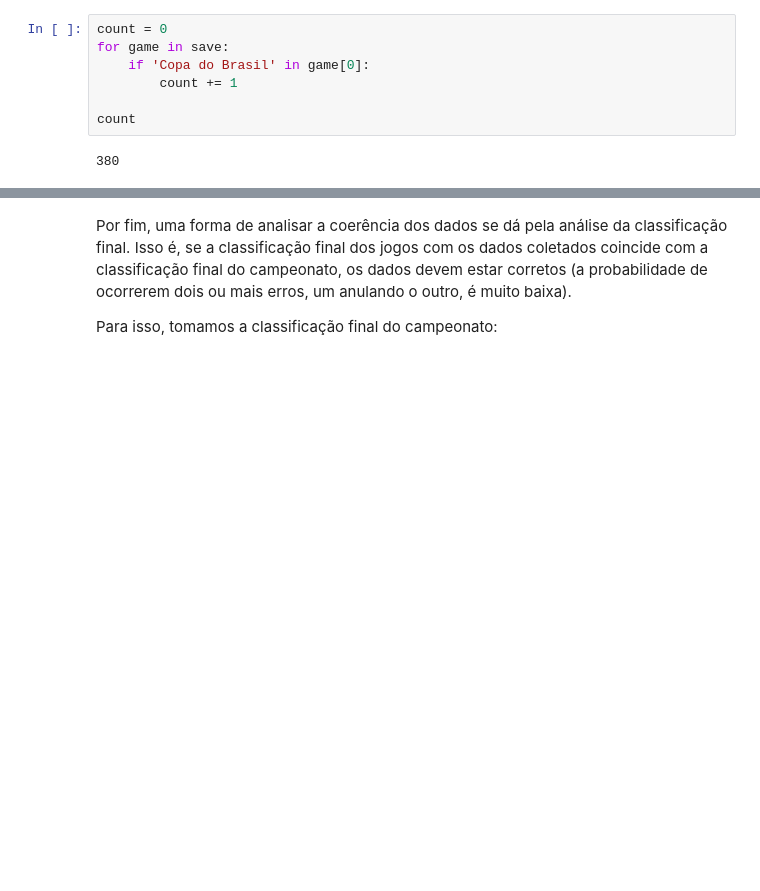
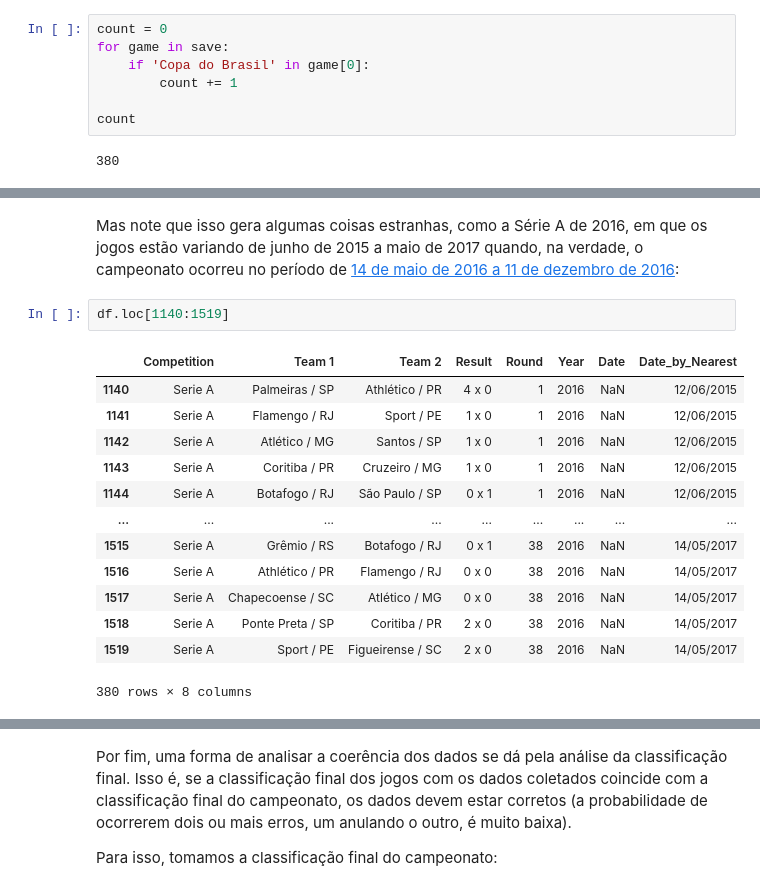
Before and after one commit to HannaRF/web-scraping, a Jupyter notebook: project.ipynb, the cells around one changed output, grey strips where cells are left out. Saved outputs shown, nothing was run; the diff lists cells and outputs as text; blank space fills up the shorter version.

```diff
--- a/project.ipynb
+++ b/project.ipynb
@@ -323,0 +301,18 @@ count
+# %% [markdown]
+Mas note que isso gera algumas coisas estranhas, como a Série A de 2016, em que os jogos estão variando de junho de 2015 a maio de 2017 quando, na verdade, o campeonato ocorreu no período de [14 de maio de 2016 a 11 de dezembro de 2016](https://pt.wikipedia.org/wiki/Campeonato_Brasileiro_de_Futebol_de_2016_-_S%C3%A9rie_A):
+# %%
+df.loc[1140:1519]
+# %% [output]
+|  | Competition | Team 1 | Team 2 | Result | Round | Year | Date | Date_by_Nearest |
+| 1140 | Serie A | Palmeiras / SP | Athlético / PR | 4 x 0 | 1 | 2016 | NaN | 12/06/2015 |
+| 1141 | Serie A | Flamengo / RJ | Sport / PE | 1 x 0 | 1 | 2016 | NaN | 12/06/2015 |
+| 1142 | Serie A | Atlético / MG | Santos / SP | 1 x 0 | 1 | 2016 | NaN | 12/06/2015 |
+| 1143 | Serie A | Coritiba / PR | Cruzeiro / MG | 1 x 0 | 1 | 2016 | NaN | 12/06/2015 |
+| 1144 | Serie A | Botafogo / RJ | São Paulo / SP | 0 x 1 | 1 | 2016 | NaN | 12/06/2015 |
+| ... | ... | ... | ... | ... | ... | ... | ... | ... |
+| 1515 | Serie A | Grêmio / RS | Botafogo / RJ | 0 x 1 | 38 | 2016 | NaN | 14/05/2017 |
+| 1516 | Serie A | Athlético / PR | Flamengo / RJ | 0 x 0 | 38 | 2016 | NaN | 14/05/2017 |
+| 1517 | Serie A | Chapecoense / SC | Atlético / MG | 0 x 0 | 38 | 2016 | NaN | 14/05/2017 |
+| 1518 | Serie A | Ponte Preta / SP | Coritiba / PR | 2 x 0 | 38 | 2016 | NaN | 14/05/2017 |
+| 1519 | Serie A | Sport / PE | Figueirense / SC | 2 x 0 | 38 | 2016 | NaN | 14/05/2017 |
+380 rows × 8 columns
```
Also changed, not shown: parts of 20 cells of this notebook, 1 other file.
